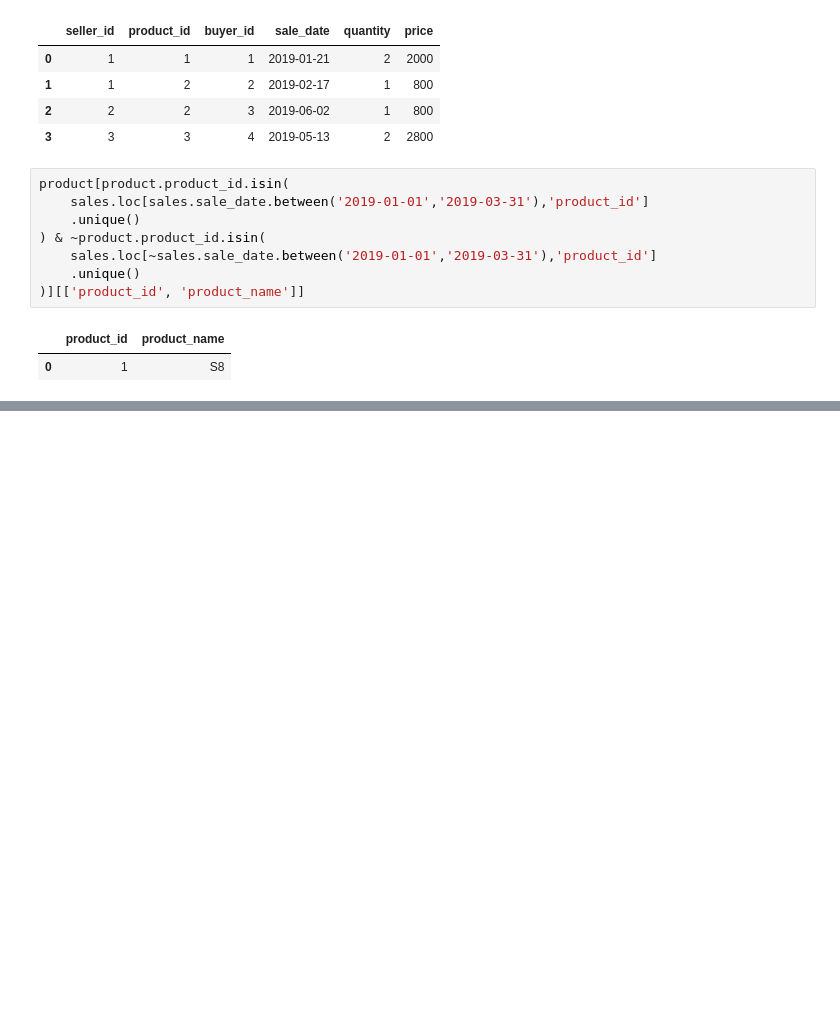
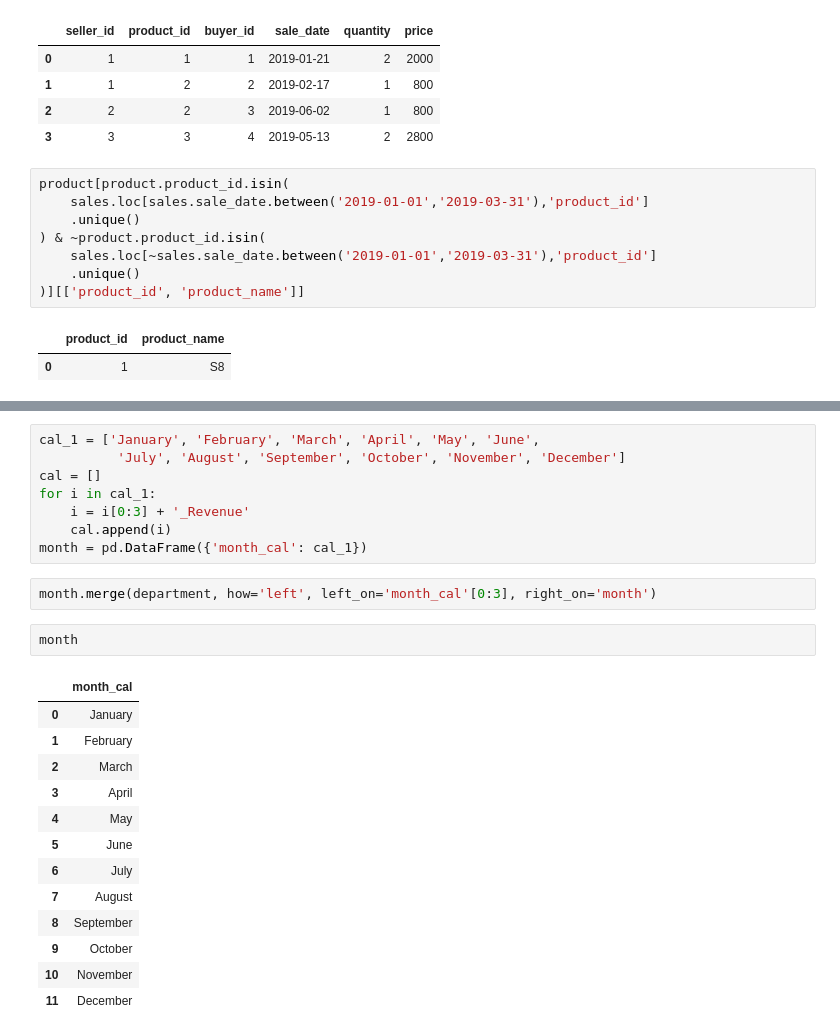
Before and after one commit to Praldmur/Tasks, a Jupyter notebook: Task_All.ipynb, the cells around one changed output, grey strips where cells are left out. Drawn from its saved outputs; the diff is of its cells as text; blank space fills up the shorter version.

```diff
--- a/Task_All.ipynb
+++ b/Task_All.ipynb
@@ -573,0 +645,26 @@ pd.merge(\
+# %%
+cal_1 = ['January', 'February', 'March', 'April', 'May', 'June',
+          'July', 'August', 'September', 'October', 'November', 'December']
+cal = []
+for i in cal_1:
+    i = i[0:3] + '_Revenue'
+    cal.append(i)
+month = pd.DataFrame({'month_cal': cal_1})
+# %%
+month.merge(department, how='left', left_on='month_cal'[0:3], right_on='month')
+# %%
+month
+# %% [output]
+|  | month_cal |
+| 0 | January |
+| 1 | February |
+| 2 | March |
+| 3 | April |
+| 4 | May |
+| 5 | June |
+| 6 | July |
+| 7 | August |
+| 8 | September |
+| 9 | October |
+| 10 | November |
+| 11 | December |
```
Also changed, not shown: parts of 11 cells of this notebook, 1 other file.
